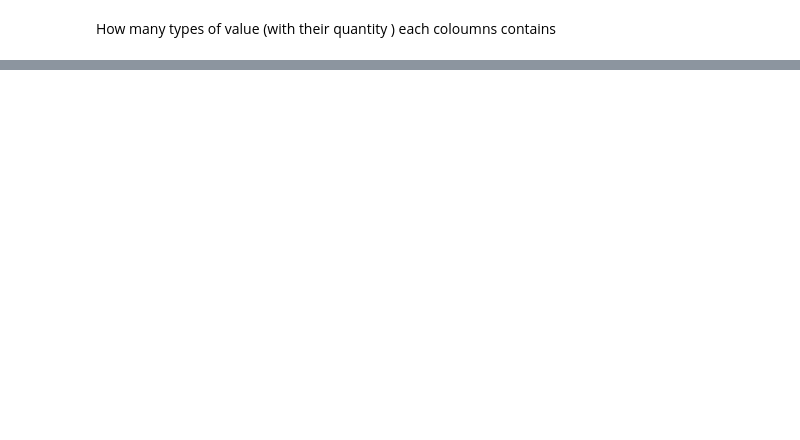
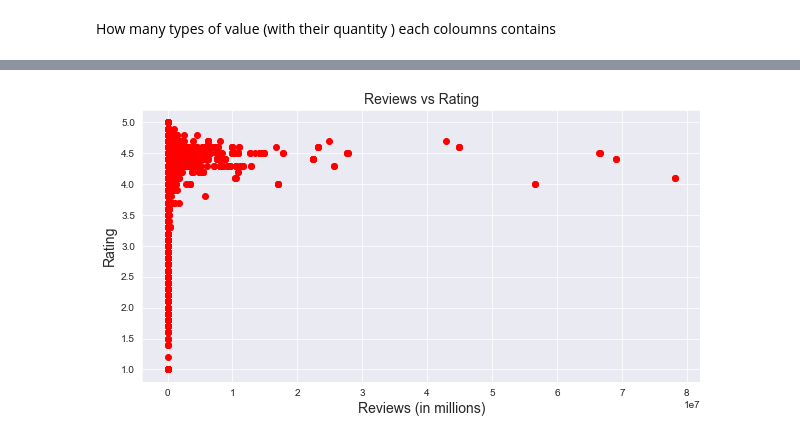
Before and after one commit to sohaibali5/Data-Science, a Jupyter notebook: Working with pandas.ipynb, the cells around one changed output, grey strips where cells are left out. Saved outputs shown, nothing was run; the diff lists cells and outputs as text; code cells hidden in the pictures; blank space fills up the shorter version.

```diff
--- a/Working with pandas.ipynb
+++ b/Working with pandas.ipynb
@@ -195,0 +418,9 @@ app.corr()
+# %%
+plt.figure(figsize=(10,5))
+plt.scatter(apps2['Reviews'],apps2['Rating'],color="r")
+plt.xlabel('Reviews (in millions)',fontsize=14)
+plt.ylabel('Rating',fontsize=14)
+plt.title('Reviews vs Rating',fontsize=14)
+plt.show()
+# %% [output]
+[figure, added]
```
Also changed, not shown: parts of 75 cells of this notebook, 1 other file.
